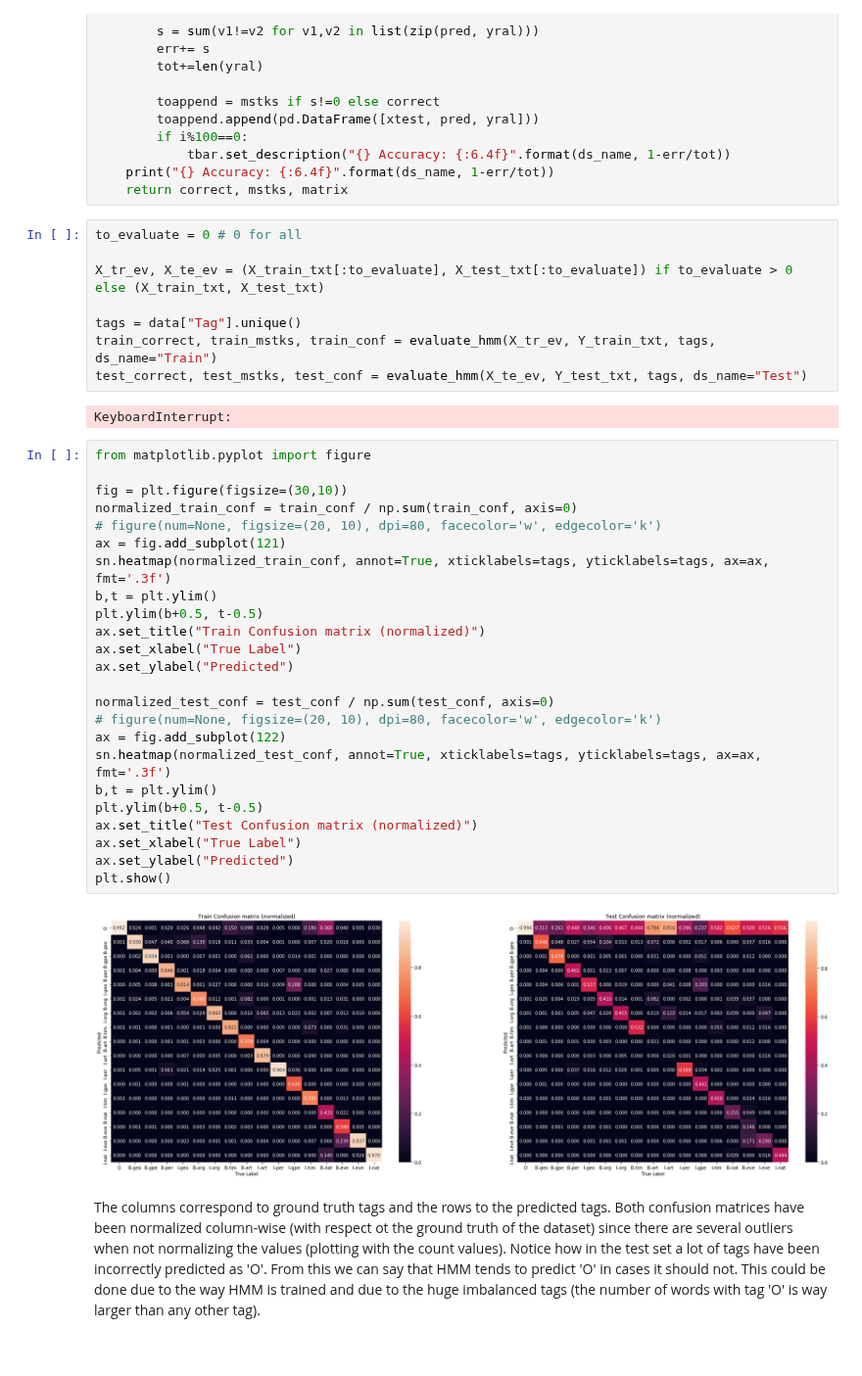
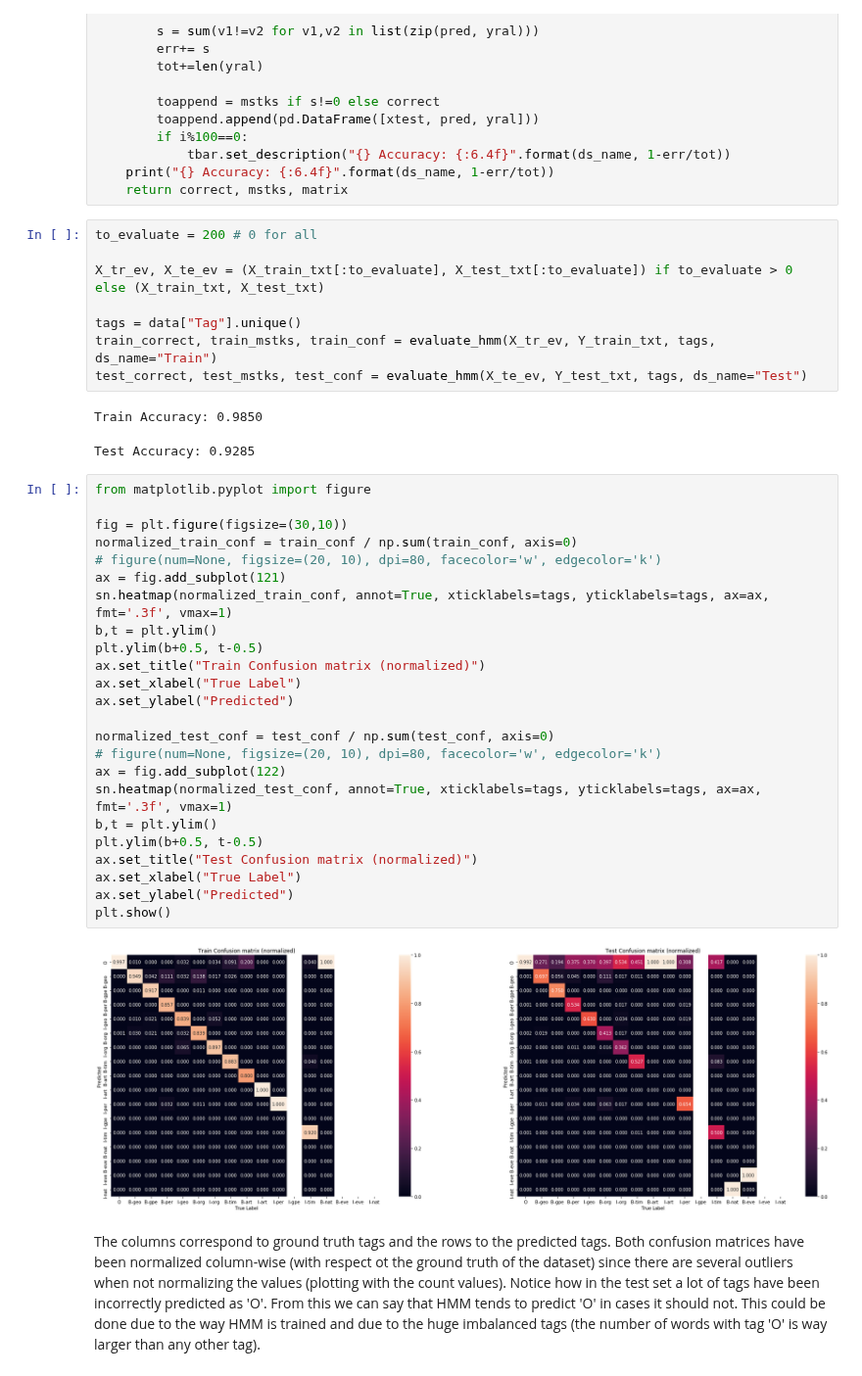
Before and after one commit to jordisc97/NLP-Assignment-1, a Jupyter notebook: deliverable_2/AlbertGarcia_PereGilabert_MikeDePass_JordiSole_AlejandroGonzalez/reproduce_results.ipynb, the cells around one changed output. Shown at 98% size. Saved outputs shown, nothing was run; the diff lists cells and outputs as text.

```diff
--- a/deliverable_2/AlbertGarcia_PereGilabert_MikeDePass_JordiSole_AlejandroGonzalez/reproduce_results.ipynb
+++ b/deliverable_2/AlbertGarcia_PereGilabert_MikeDePass_JordiSole_AlejandroGonzalez/reproduce_results.ipynb
@@ -200,7 +199,7 @@ def evaluate_hmm(dataset_X, dataset_Y, tags, ds_name="Train"):
     print("{} Accuracy: {:6.4f}".format(ds_name, 1-err/tot))
     return correct, mstks, matrix
 # %%
-to_evaluate = 0 # 0 for all
+to_evaluate = 200 # 0 for all
 
 X_tr_ev, X_te_ev = (X_train_txt[:to_evaluate], X_test_txt[:to_evaluate]) if to_evaluate > 0 else (X_train_txt, X_test_txt)
 
@@ -208,33 +207,34 @@ tags = data["Tag"].unique()
 train_correct, train_mstks, train_conf = evaluate_hmm(X_tr_ev, Y_train_txt, tags, ds_name="Train")
 test_correct, test_mstks, test_conf = evaluate_hmm(X_te_ev, Y_test_txt, tags, ds_name="Test")
 # %% [output]
-KeyboardInterrupt:
+Train Accuracy: 0.9850
+Test Accuracy: 0.9285
 # %%
 from matplotlib.pyplot import figure
 
 fig = plt.figure(figsize=(30,10))
 normalized_train_conf = train_conf / np.sum(train_conf, axis=0)
 # figure(num=None, figsize=(20, 10), dpi=80, facecolor='w', edgecolor='k')
 ax = fig.add_subplot(121)
-sn.heatmap(normalized_train_conf, annot=True, xticklabels=tags, yticklabels=tags, ax=ax, fmt='.3f')
+sn.heatmap(normalized_train_conf, annot=True, xticklabels=tags, yticklabels=tags, ax=ax, fmt='.3f', vmax=1)
 b,t = plt.ylim()
 plt.ylim(b+0.5, t-0.5)
 ax.set_title("Train Confusion matrix (normalized)")
 ax.set_xlabel("True Label")
 ax.set_ylabel("Predicted")
 
 normalized_test_conf = test_conf / np.sum(test_conf, axis=0)
 # figure(num=None, figsize=(20, 10), dpi=80, facecolor='w', edgecolor='k')
 ax = fig.add_subplot(122)
-sn.heatmap(normalized_test_conf, annot=True, xticklabels=tags, yticklabels=tags, ax=ax, fmt='.3f')
+sn.heatmap(normalized_test_conf, annot=True, xticklabels=tags, yticklabels=tags, ax=ax, fmt='.3f', vmax=1)
 b,t = plt.ylim()
 plt.ylim(b+0.5, t-0.5)
 ax.set_title("Test Confusion matrix (normalized)")
 ax.set_xlabel("True Label")
 ax.set_ylabel("Predicted")
 plt.show()
 # %% [output]
-[figure, old version]
+[figure, new version]
 # %% [markdown]
 The columns correspond to ground truth tags and the rows to the predicted tags. Both confusion matrices have been normalized column-wise (with respect ot the ground truth of the dataset) since there are several outliers when not normalizing the values (plotting with the count values). Notice how in the test set a lot of tags have been incorrectly predicted as 'O'. From this we can say that HMM tends to predict 'O' in cases it should not. This could be done due to the way HMM is trained and due to the huge imbalanced tags (the number of words with tag 'O' is way larger than any other tag).
 # %%
```
Also changed, not shown: parts of 15 cells of this notebook.
